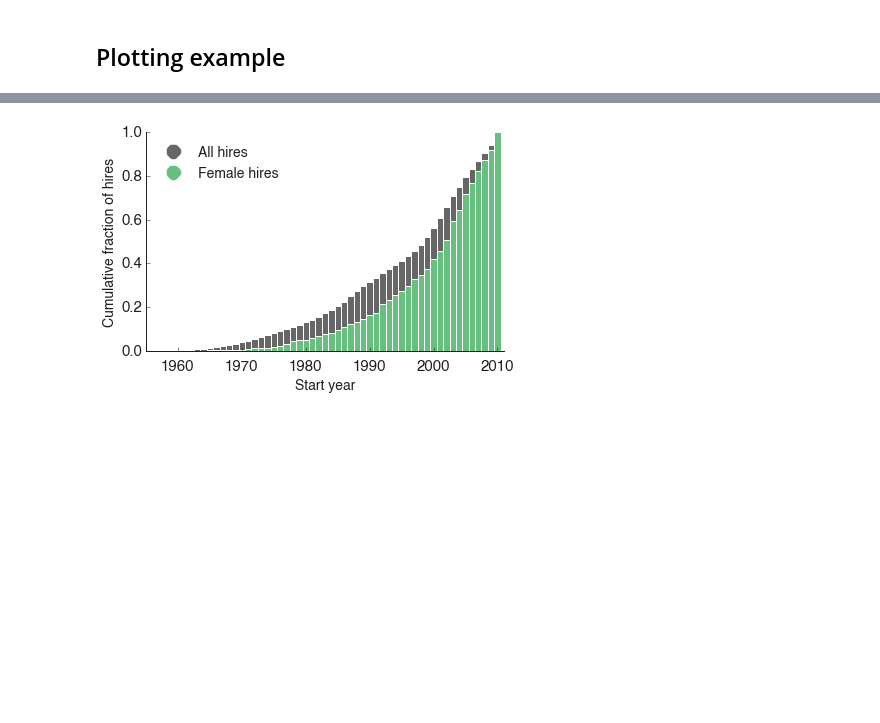
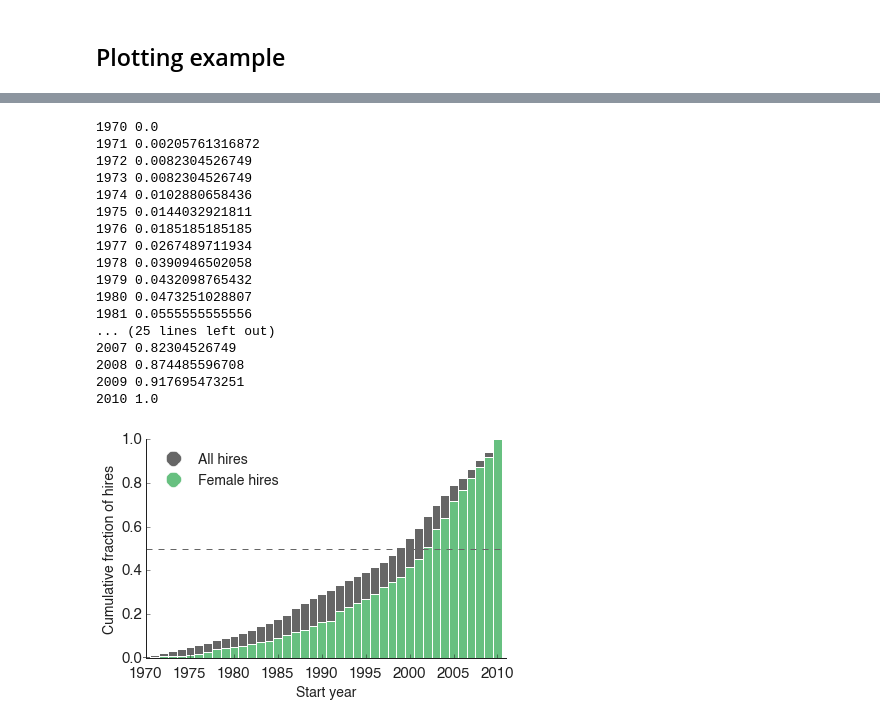
Before and after one commit to samfway/faculty_hiring, a Jupyter notebook: notebooks/Examples_Loading_and_Playing.ipynb, the cells around one changed output, grey strips where cells are left out. Cells and saved outputs as stored; diff of their text form; code cells hidden in the pictures; blank space fills up the shorter version.

```diff
--- a/notebooks/Examples_Loading_and_Playing.ipynb
+++ b/notebooks/Examples_Loading_and_Playing.ipynb
@@ -138,36 +139,60 @@ start_years = np.zeros(len(faculty), dtype=int)
 female_start_years = []
 
 for i, f in enumerate(faculty):
     start_years[i] = f.first_asst_job_year
     if f.sex == 'F':
         female_start_years.append(f.first_asst_job_year)
 
-bins = np.arange(1955, 2012)
+bins = np.arange(1970, 2012)
 
 # I have a lot of pre-defined font sizes and stuff that are in faculty_hiring.misc.plotting
 # Try to use these wherever possible to help keep things consistent.
-ax.set_xlim(1955, 2011)
+ax.set_xlim(1970, 2011)
 start_years_hist,_ = np.histogram(start_years, bins=bins)
 start_years_hist_women,_ = np.histogram(female_start_years, bins=bins)
 
 cumulative_all = np.cumsum(start_years_hist)
 cumulative_women = np.cumsum(start_years_hist_women)
 
 ax.bar(bins[:-1], cumulative_all / float(cumulative_all[-1]), color=DARK_COLOR, width=1, edgecolor='w', align='center', clip_on=False)
 ax.bar(bins[:-1], cumulative_women / float(cumulative_women[-1]), color=FEMALE_COLOR, width=1, edgecolor='w', align='center', clip_on=False)
+
+fraction_women = cumulative_women / float(cumulative_women[-1])
+for b, f in zip(bins[:-1], fraction_women):
+    print b,f
+
+ax.plot([bins[0], bins[-1]], [0.5, 0.5], '--', color=DARK_COLOR)
+
 
 ax.set_xlabel('Start year', fontsize=LABEL_SIZE)
 ax.set_ylabel('Cumulative fraction of hires', fontsize=LABEL_SIZE)
 ax.tick_params(axis='both', which='major', labelsize=TICK_SIZE)
 hide_right_top_axis(ax)
 fake_line_all = Line2D(range(1), range(1), color=DARK_COLOR, marker='o',markersize=15, linestyle='None', markeredgecolor='w')
 fake_line_f = Line2D(range(1), range(1), color=FEMALE_COLOR, marker='o',markersize=15, linestyle='None', markeredgecolor='w')
 plt.legend((fake_line_all,fake_line_f),('All hires','Female hires'), numpoints=1, loc='upper left', frameon=False, fontsize=LABEL_SIZE)
 
 plt.savefig(os.path.join(figures_dir, 'cumulative_fraction.pdf'))
 plt.show()
 # %% [output]
+1970 0.0
+1971 0.00205761316872
+1972 0.0082304526749
+1973 0.0082304526749
+1974 0.0102880658436
+1975 0.0144032921811
+1976 0.0185185185185
+1977 0.0267489711934
+1978 0.0390946502058
+1979 0.0432098765432
+1980 0.0473251028807
+1981 0.0555555555556
+... (25 lines left out)
+2007 0.82304526749
+2008 0.874485596708
+2009 0.917695473251
+2010 1.0
-[figure, old version]
+[figure, new version]
 # %%
 fig, ax = plt.subplots(1, 1, figsize=(6,4))
 
```
Also changed, not shown: parts of 3 cells of this notebook, 4 other files.
